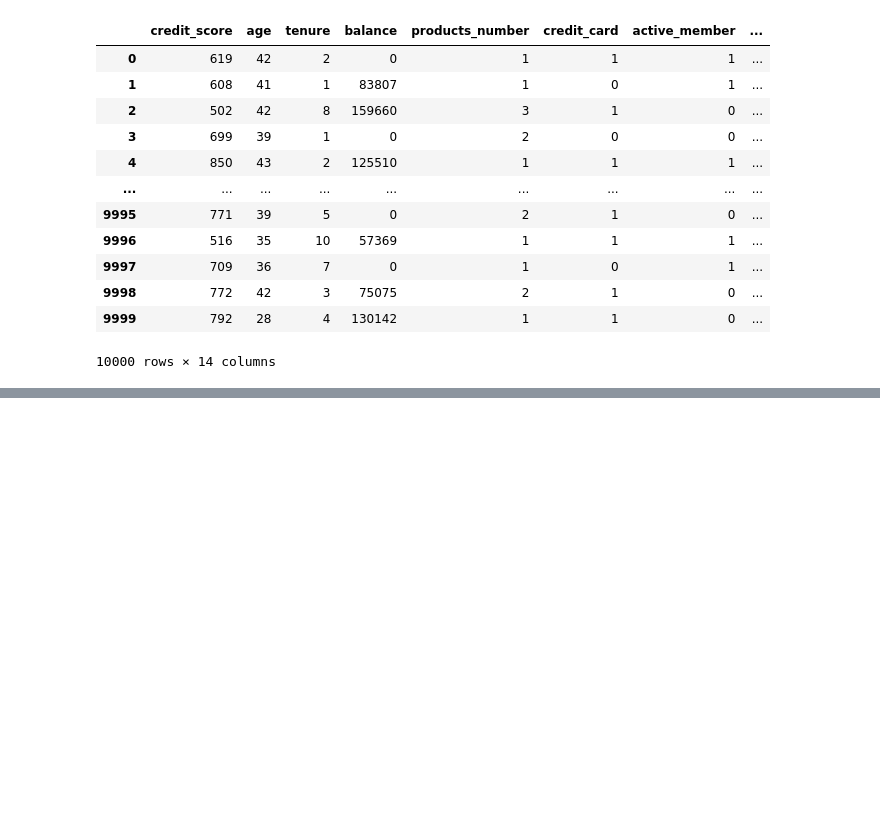
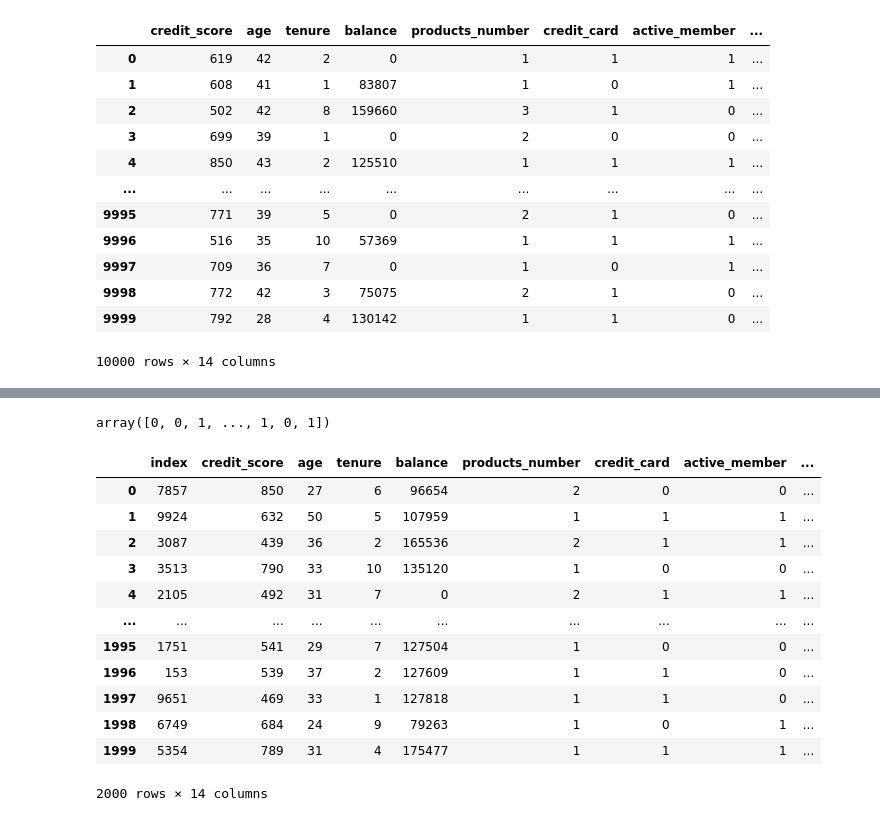
Before and after one commit to ElCabris/machine-learning-solutions, a Jupyter notebook: Bank-Customer-Churn-Dataset/solution.ipynb, the cells around one changed output, grey strips where cells are left out. Saved outputs shown, nothing was run; the diff lists cells and outputs as text; code cells hidden in the pictures; blank space fills up the shorter version.

Commit message:
feat: train model

```diff
--- a/Bank-Customer-Churn-Dataset/solution.ipynb
+++ b/Bank-Customer-Churn-Dataset/solution.ipynb
@@ -294,0 +302,20 @@ df
+# %%
+y_train
+# %% [output]
+array([0, 0, 1, ..., 1, 0, 1])
+# %%
+df_val
+# %% [output]
+|  | index | credit_score | age | tenure | balance | products_number | credit_card | active_member | ... |
+| 0 | 7857 | 850 | 27 | 6 | 96654 | 2 | 0 | 0 | ... |
+| 1 | 9924 | 632 | 50 | 5 | 107959 | 1 | 1 | 1 | ... |
+| 2 | 3087 | 439 | 36 | 2 | 165536 | 2 | 1 | 1 | ... |
+| 3 | 3513 | 790 | 33 | 10 | 135120 | 1 | 0 | 0 | ... |
+| 4 | 2105 | 492 | 31 | 7 | 0 | 2 | 1 | 1 | ... |
+| ... | ... | ... | ... | ... | ... | ... | ... | ... | ... |
+| 1995 | 1751 | 541 | 29 | 7 | 127504 | 1 | 0 | 0 | ... |
+| 1996 | 153 | 539 | 37 | 2 | 127609 | 1 | 1 | 0 | ... |
+| 1997 | 9651 | 469 | 33 | 1 | 127818 | 1 | 1 | 0 | ... |
+| 1998 | 6749 | 684 | 24 | 9 | 79263 | 1 | 0 | 1 | ... |
+| 1999 | 5354 | 789 | 31 | 4 | 175477 | 1 | 1 | 1 | ... |
+2000 rows × 14 columns
```
Also changed, not shown: parts of 24 cells of this notebook.
